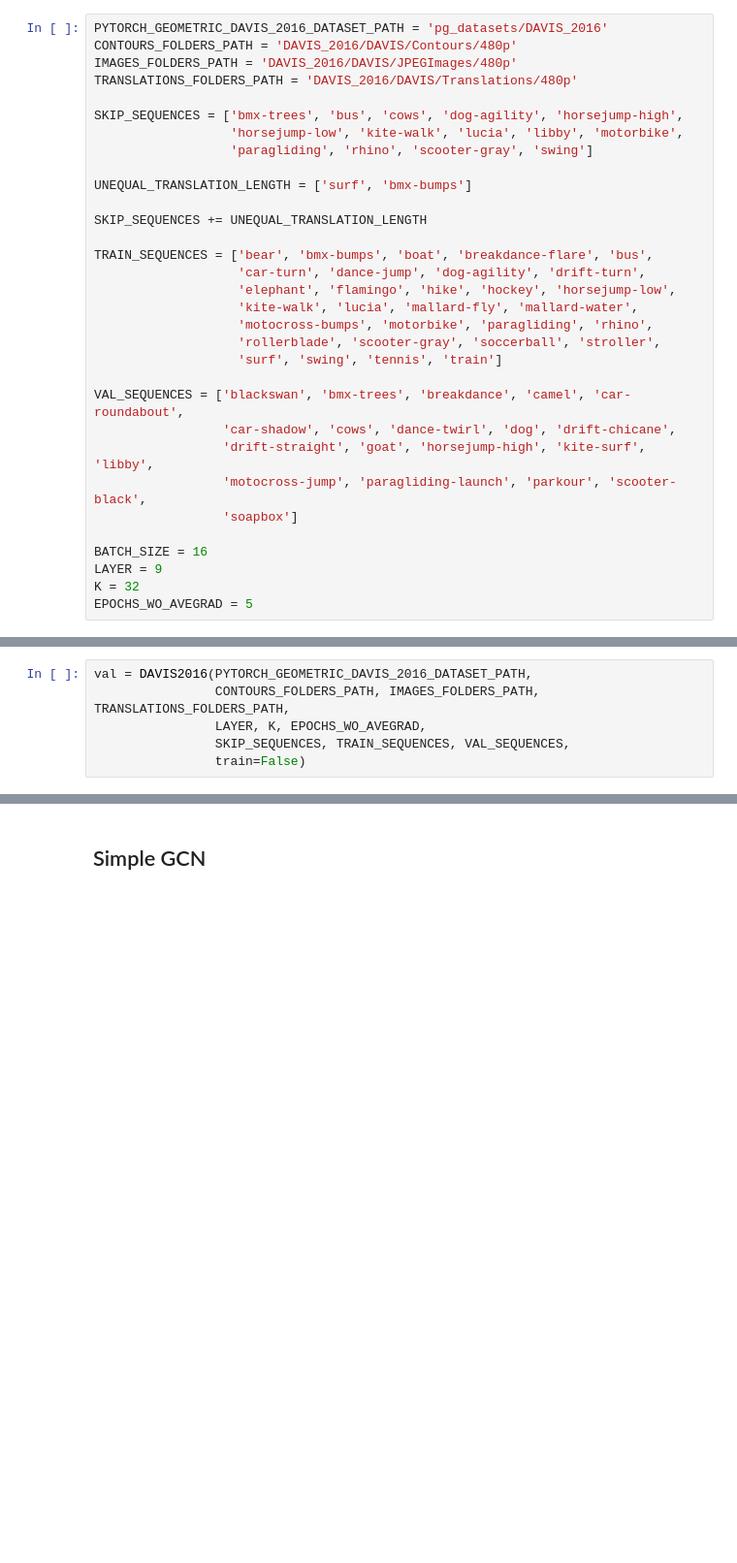
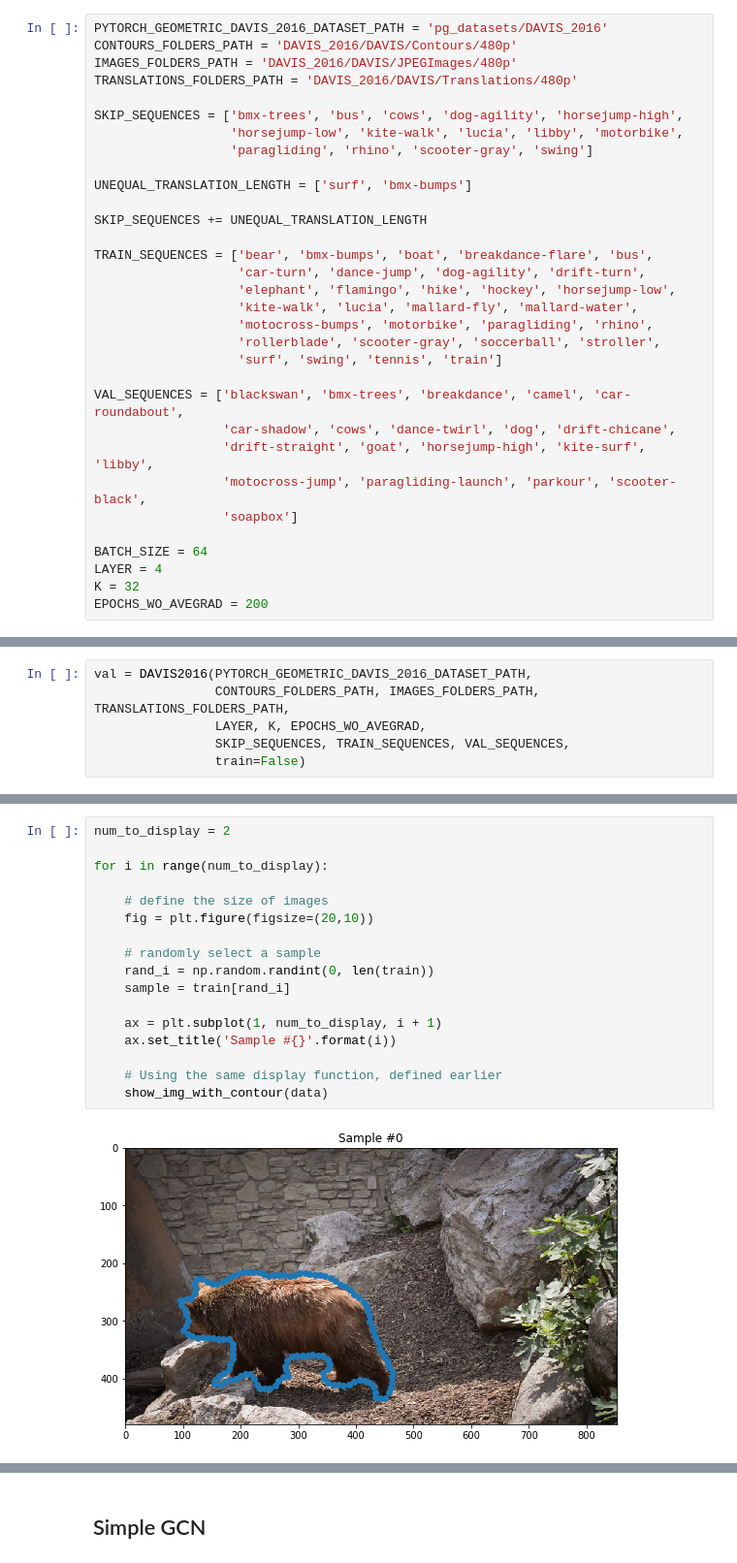
Before and after one commit to chris-clem/in2364-adl4cv, a Jupyter notebook: gcn_davis_2016.ipynb, the cells around one changed output, grey strips where cells are left out. Shown: that part at 97% size. Drawn from its saved outputs; the diff is of its cells as text; blank space fills up the shorter version.

```diff
--- a/gcn_davis_2016.ipynb
+++ b/gcn_davis_2016.ipynb
@@ -58,10 +58,10 @@ VAL_SEQUENCES = ['blackswan', 'bmx-trees', 'breakdance', 'camel', 'car-roundabou
                  'motocross-jump', 'paragliding-launch', 'parkour', 'scooter-black',
                  'soapbox']
 
-BATCH_SIZE = 16
-LAYER = 9
+BATCH_SIZE = 64
+LAYER = 4
 K = 32
-EPOCHS_WO_AVEGRAD = 5
+EPOCHS_WO_AVEGRAD = 200
 # %% [markdown]
 ## Train and Val Dataset
 # %%
@@ -83,0 +89,19 @@ Data(edge_attr=[7324], edge_index=[2, 7324], x=[128, 128], y=[128, 2])
+# %%
+num_to_display = 2
+
+for i in range(num_to_display):
+
+    # define the size of images
+    fig = plt.figure(figsize=(20,10))
+
+    # randomly select a sample
+    rand_i = np.random.randint(0, len(train))
+    sample = train[rand_i]
+
+    ax = plt.subplot(1, num_to_display, i + 1)
+    ax.set_title('Sample #{}'.format(i))
+
+    # Using the same display function, defined earlier
+    show_img_with_contour(data)
+# %% [output]
+[figure, added]
```
Also changed, not shown: parts of 23 cells of this notebook, 26 other files.
